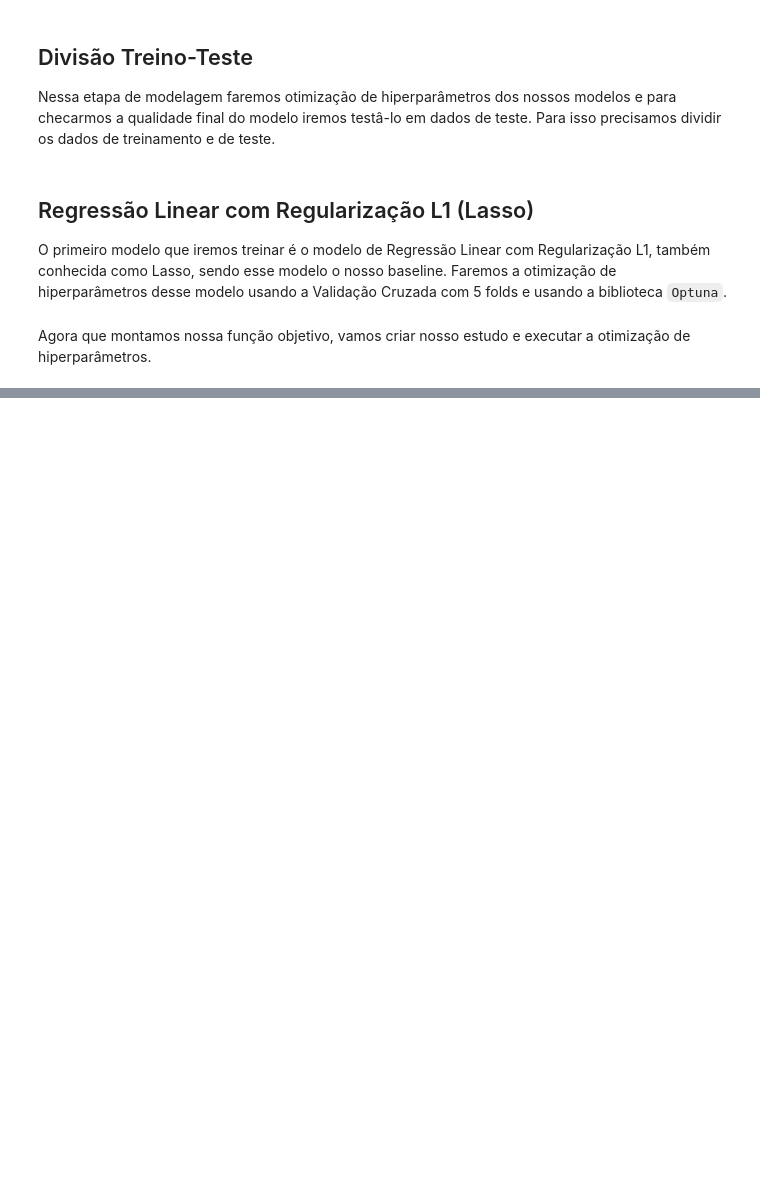
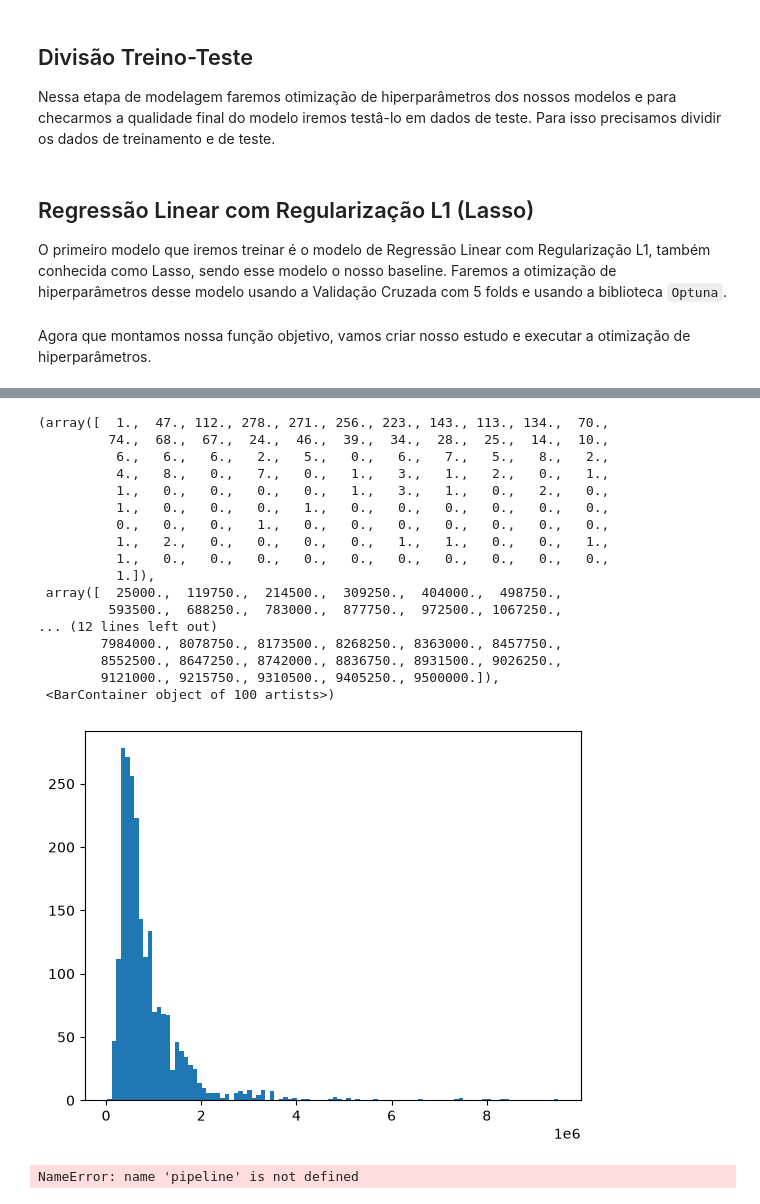
Before and after one commit to gauloish/meu-ape, a Jupyter notebook: notebooks/05_modeling.ipynb, the cells around one changed output, grey strips where cells are left out. Drawn from its saved outputs; the diff is of its cells as text; code cells hidden in the pictures; blank space fills up the shorter version.

```diff
--- a/notebooks/05_modeling.ipynb
+++ b/notebooks/05_modeling.ipynb
@@ -144,0 +208,25 @@ study.optimize(
+# %%
+plt.hist(y_test, bins=100)
+# %% [output]
+(array([  1.,  47., 112., 278., 271., 256., 223., 143., 113., 134.,  70.,
+         74.,  68.,  67.,  24.,  46.,  39.,  34.,  28.,  25.,  14.,  10.,
+          6.,   6.,   6.,   2.,   5.,   0.,   6.,   7.,   5.,   8.,   2.,
+          4.,   8.,   0.,   7.,   0.,   1.,   3.,   1.,   2.,   0.,   1.,
+          1.,   0.,   0.,   0.,   0.,   1.,   3.,   1.,   0.,   2.,   0.,
+          1.,   0.,   0.,   0.,   1.,   0.,   0.,   0.,   0.,   0.,   0.,
+          0.,   0.,   0.,   1.,   0.,   0.,   0.,   0.,   0.,   0.,   0.,
+          1.,   2.,   0.,   0.,   0.,   0.,   1.,   1.,   0.,   0.,   1.,
+          1.,   0.,   0.,   0.,   0.,   0.,   0.,   0.,   0.,   0.,   0.,
+          1.]),
+ array([  25000.,  119750.,  214500.,  309250.,  404000.,  498750.,
+         593500.,  688250.,  783000.,  877750.,  972500., 1067250.,
+... (12 lines left out)
+        7984000., 8078750., 8173500., 8268250., 8363000., 8457750.,
+        8552500., 8647250., 8742000., 8836750., 8931500., 9026250.,
+        9121000., 9215750., 9310500., 9405250., 9500000.]),
+ <BarContainer object of 100 artists>)
+[figure, added]
+# %%
+pipeline.named_steps["model"].coef_
+# %% [output]
+NameError: name 'pipeline' is not defined
```
Also changed, not shown: parts of 10 cells of this notebook.
